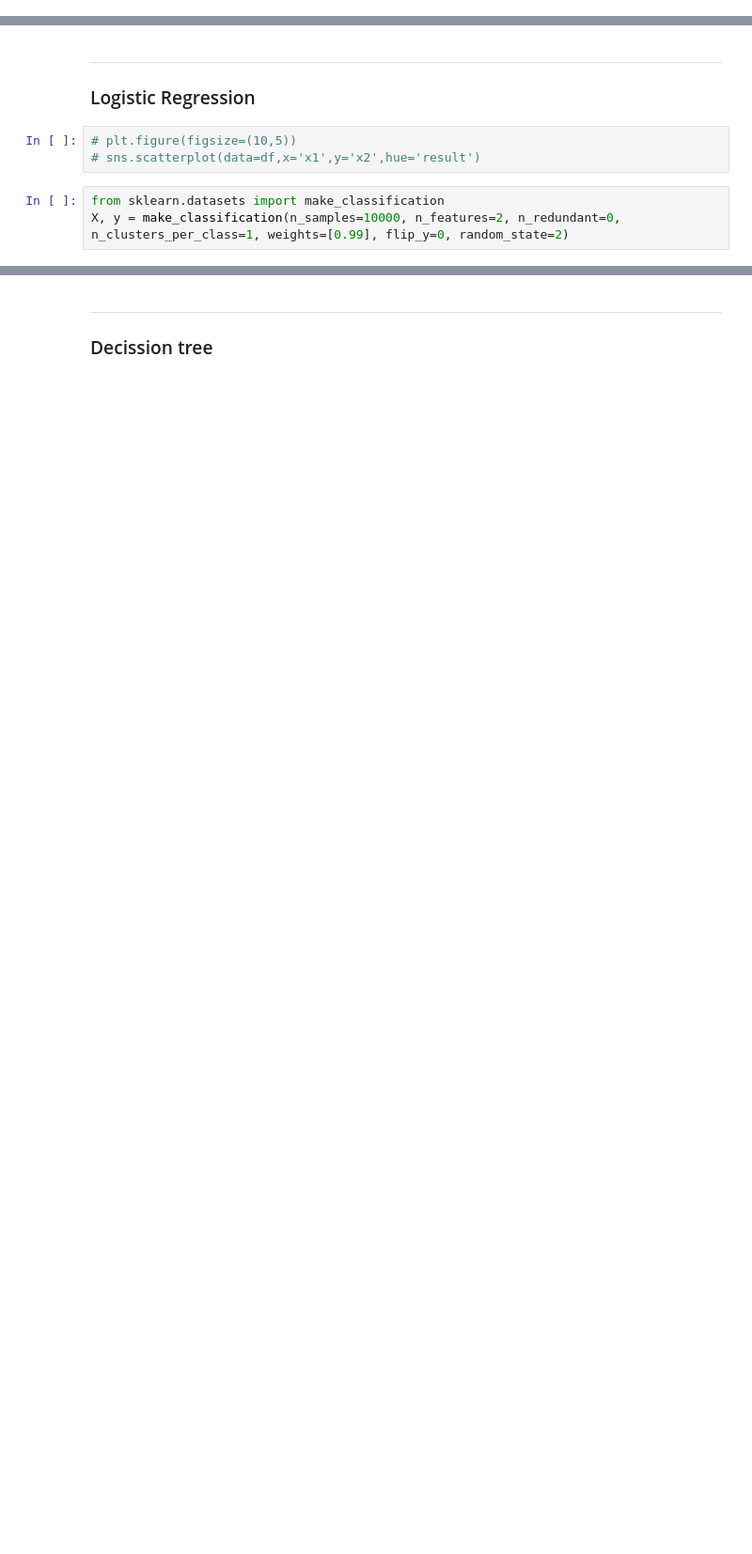
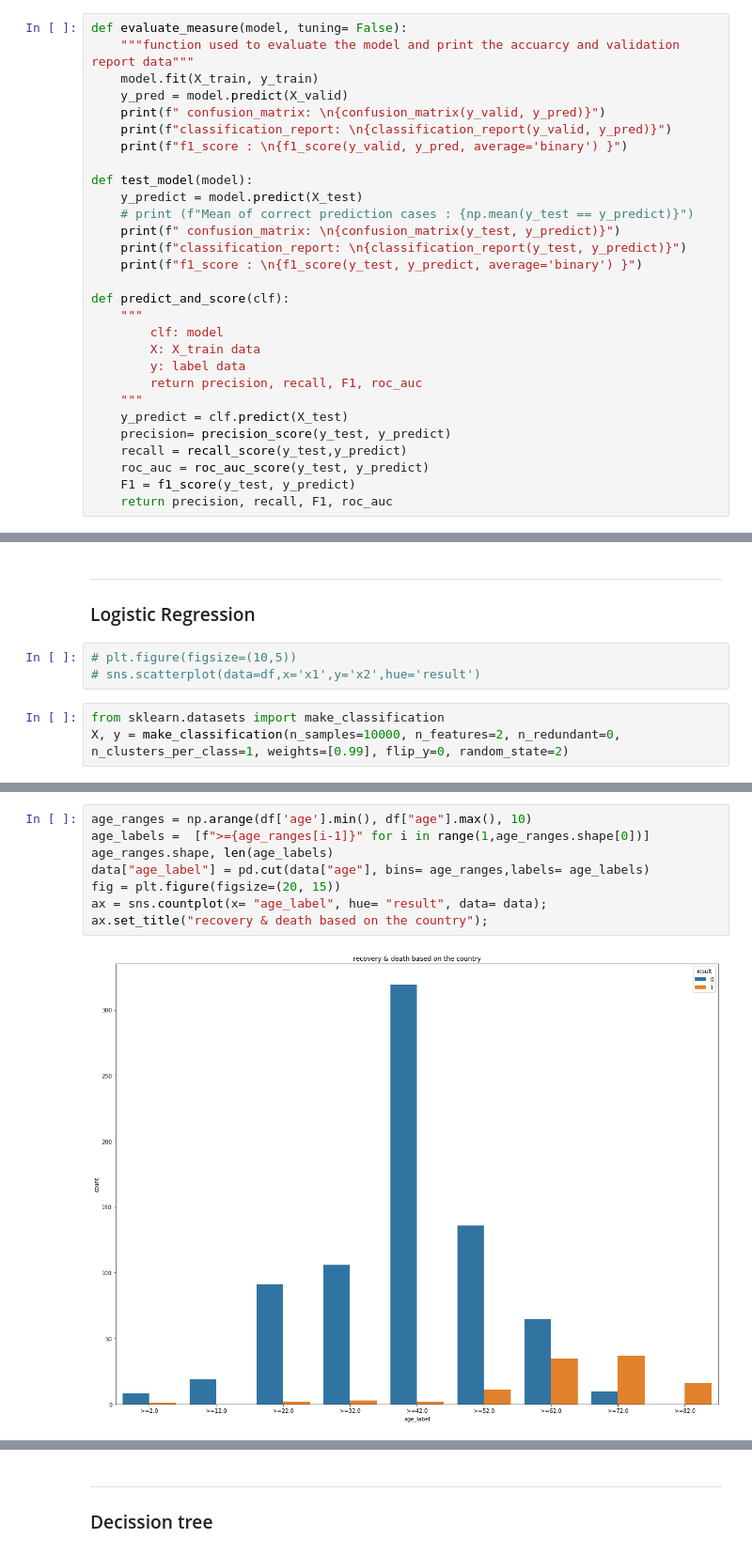
Before and after one commit to FatenElhariry/DEBILearningJourney, a Jupyter notebook: Queen's/ML/Project/Untitled1.ipynb, the cells around one changed output, grey strips where cells are left out. Shown: that part at 94% size. Drawn from its saved outputs; the diff is of its cells as text; blank space fills up the shorter version.

```diff
--- a/Queen's/ML/Project/Untitled1.ipynb
+++ b/Queen's/ML/Project/Untitled1.ipynb
@@ -237,3 +235,32 @@ def predict_and_score(clf,X, y):
+# %%
+def evaluate_measure(model, tuning= False):
+    """function used to evaluate the model and print the accuarcy and validation report data"""
+    model.fit(X_train, y_train)
+    y_pred = model.predict(X_valid)
+    print(f" confusion_matrix: \n{confusion_matrix(y_valid, y_pred)}")
+    print(f"classification_report: \n{classification_report(y_valid, y_pred)}")
+    print(f"f1_score : \n{f1_score(y_valid, y_pred, average='binary') }")
+
+def test_model(model):
+    y_predict = model.predict(X_test)
+    # print (f"Mean of correct prediction cases : {np.mean(y_test == y_predict)}")
+    print(f" confusion_matrix: \n{confusion_matrix(y_test, y_predict)}")
+    print(f"classification_report: \n{classification_report(y_test, y_predict)}")
+    print(f"f1_score : \n{f1_score(y_test, y_predict, average='binary') }")
+
+def predict_and_score(clf):
+    """
+        clf: model
+        X: X_train data
+        y: label data
+        return precision, recall, F1, roc_auc
+    """
+    y_predict = clf.predict(X_test)
+    precision= precision_score(y_test, y_predict)
+    recall = recall_score(y_test,y_predict)
+    roc_auc = roc_auc_score(y_test, y_predict)
+    F1 = f1_score(y_test, y_predict)
+    return precision, recall, F1, roc_auc
 # %%
 dic = {'clf':[], 'recall':[], 'precision':[], 'f1':[], 'roc_auc':[]}
 weights = ['distance', 'uniform']
@@ -385,0 +465,10 @@ f1_score(y_valid, y_pred, average='weighted')
+# %%
+age_ranges = np.arange(df['age'].min(), df["age"].max(), 10)
+age_labels =  [f">={age_ranges[i-1]}" for i in range(1,age_ranges.shape[0])]
+age_ranges.shape, len(age_labels)
+data["age_label"] = pd.cut(data["age"], bins= age_ranges,labels= age_labels)
+fig = plt.figure(figsize=(20, 15))
+ax = sns.countplot(x= "age_label", hue= "result", data= data);
+ax.set_title("recovery & death based on the country");
+# %% [output]
+[figure, added]
```
Also changed, not shown: parts of 25 cells of this notebook.
